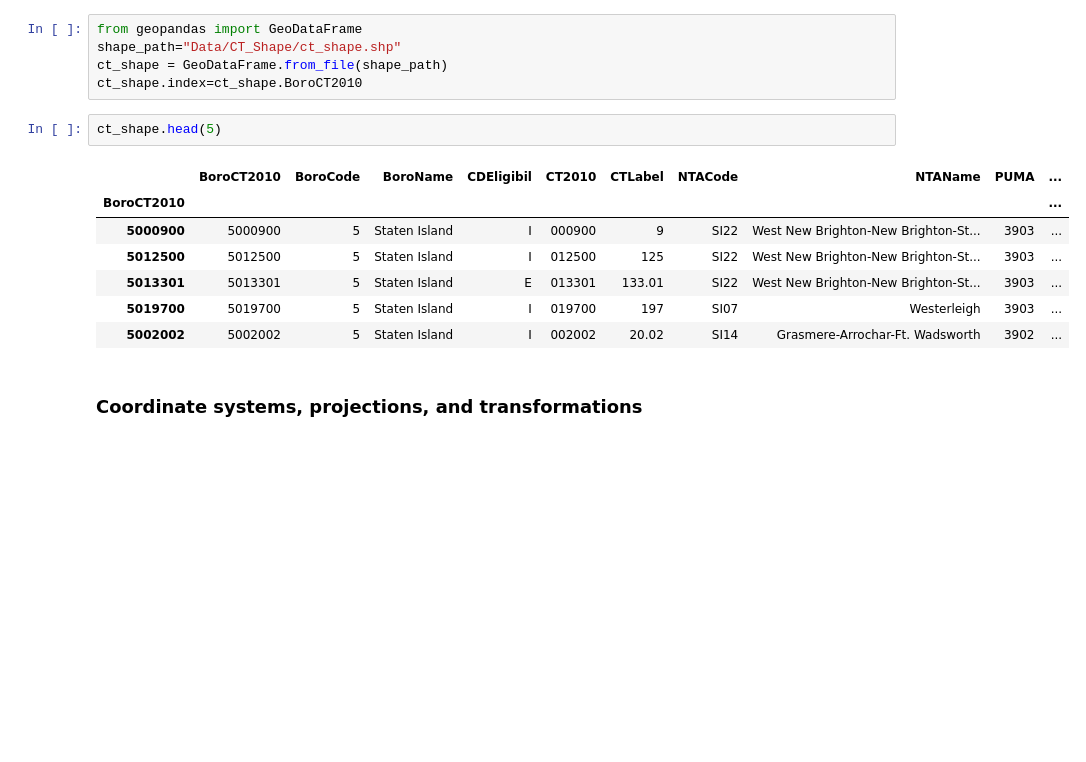
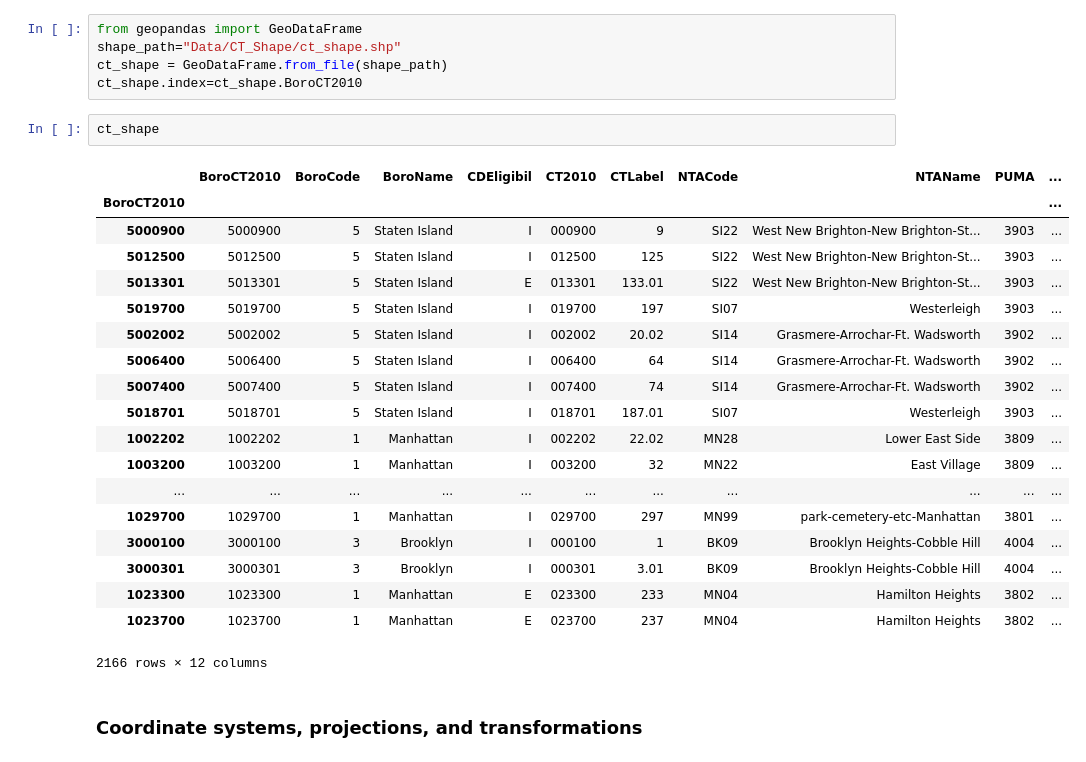
Before and after one commit to amyoshino/PUI2016_amy324, a Jupyter notebook: HW10_amy324/Lab9_SRK325/Assignment1_amy324.ipynb, the cells around one changed output. Cells and saved outputs as stored; diff of their text form; blank space fills up the shorter version.

```diff
--- a/HW10_amy324/Lab9_SRK325/Assignment1_amy324.ipynb
+++ b/HW10_amy324/Lab9_SRK325/Assignment1_amy324.ipynb
@@ -27,15 +27,27 @@ shape_path="Data/CT_Shape/ct_shape.shp"
 ct_shape = GeoDataFrame.from_file(shape_path)
 ct_shape.index=ct_shape.BoroCT2010
 # %%
-ct_shape.head(5)
+ct_shape
 # %% [output]
 |  | BoroCT2010 | BoroCode | BoroName | CDEligibil | CT2010 | CTLabel | NTACode | NTAName | PUMA | ... |
 | BoroCT2010 |  |  |  |  |  |  |  |  |  | ... |
 | 5000900 | 5000900 | 5 | Staten Island | I | 000900 | 9 | SI22 | West New Brighton-New Brighton-St... | 3903 | ... |
 | 5012500 | 5012500 | 5 | Staten Island | I | 012500 | 125 | SI22 | West New Brighton-New Brighton-St... | 3903 | ... |
 | 5013301 | 5013301 | 5 | Staten Island | E | 013301 | 133.01 | SI22 | West New Brighton-New Brighton-St... | 3903 | ... |
 | 5019700 | 5019700 | 5 | Staten Island | I | 019700 | 197 | SI07 | Westerleigh | 3903 | ... |
 | 5002002 | 5002002 | 5 | Staten Island | I | 002002 | 20.02 | SI14 | Grasmere-Arrochar-Ft. Wadsworth | 3902 | ... |
+| 5006400 | 5006400 | 5 | Staten Island | I | 006400 | 64 | SI14 | Grasmere-Arrochar-Ft. Wadsworth | 3902 | ... |
+| 5007400 | 5007400 | 5 | Staten Island | I | 007400 | 74 | SI14 | Grasmere-Arrochar-Ft. Wadsworth | 3902 | ... |
+| 5018701 | 5018701 | 5 | Staten Island | I | 018701 | 187.01 | SI07 | Westerleigh | 3903 | ... |
+| 1002202 | 1002202 | 1 | Manhattan | I | 002202 | 22.02 | MN28 | Lower East Side | 3809 | ... |
+| 1003200 | 1003200 | 1 | Manhattan | I | 003200 | 32 | MN22 | East Village | 3809 | ... |
+| ... | ... | ... | ... | ... | ... | ... | ... | ... | ... | ... |
+| 1029700 | 1029700 | 1 | Manhattan | I | 029700 | 297 | MN99 | park-cemetery-etc-Manhattan | 3801 | ... |
+| 3000100 | 3000100 | 3 | Brooklyn | I | 000100 | 1 | BK09 | Brooklyn Heights-Cobble Hill | 4004 | ... |
+| 3000301 | 3000301 | 3 | Brooklyn | I | 000301 | 3.01 | BK09 | Brooklyn Heights-Cobble Hill | 4004 | ... |
+| 1023300 | 1023300 | 1 | Manhattan | E | 023300 | 233 | MN04 | Hamilton Heights | 3802 | ... |
+| 1023700 | 1023700 | 1 | Manhattan | E | 023700 | 237 | MN04 | Hamilton Heights | 3802 | ... |
+2166 rows × 12 columns
 # %% [markdown]
 ### Coordinate systems, projections, and transformations
 # %%
```
Also changed, not shown: parts of 1 cell of this notebook, 18 other files.
